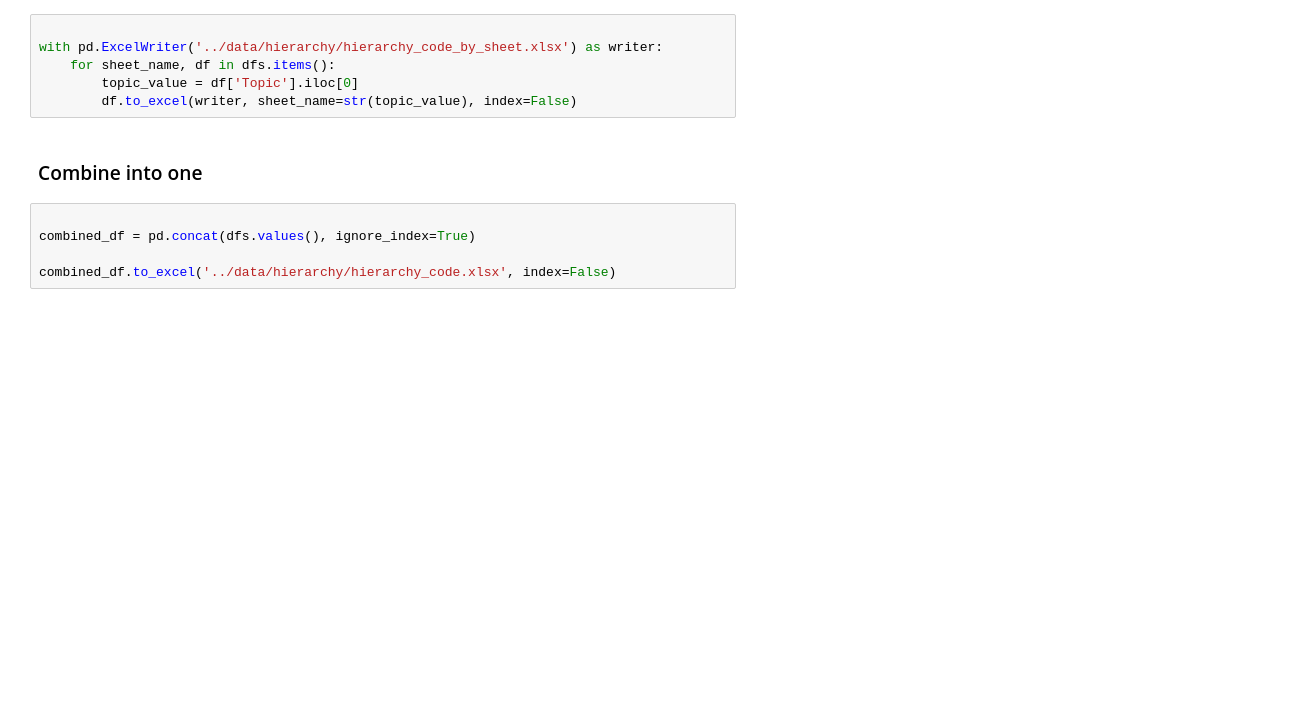
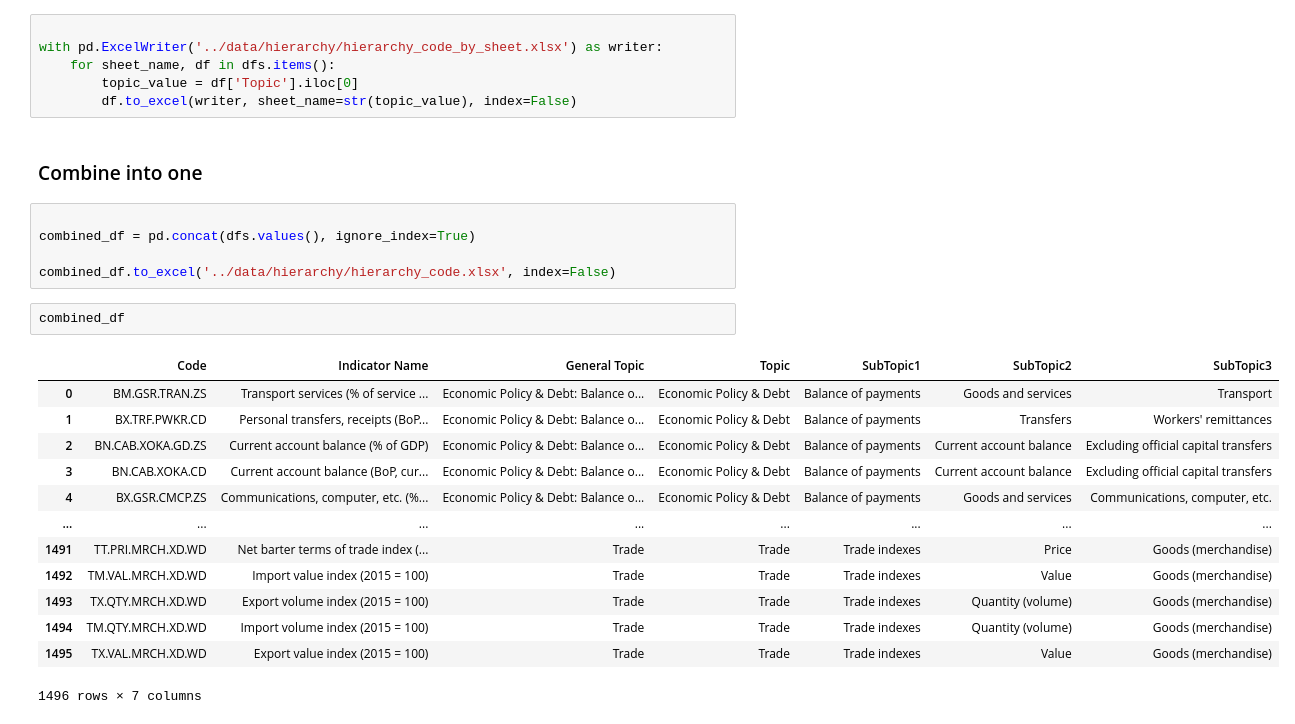
Before and after one commit to bm-sami/tunisia-wdi-structure, a Jupyter notebook: notebooks/metadata_code_1.ipynb, the cells around one changed output. Saved outputs shown, nothing was run; the diff lists cells and outputs as text; blank space fills up the shorter version.

```diff
--- a/notebooks/metadata_code_1.ipynb
+++ b/notebooks/metadata_code_1.ipynb
@@ -1579,3 +1579,19 @@ with pd.ExcelWriter('../data/hierarchy/hierarchy_code_by_sheet.xlsx') as writer:
 combined_df = pd.concat(dfs.values(), ignore_index=True)
 
 combined_df.to_excel('../data/hierarchy/hierarchy_code.xlsx', index=False)
+# %%
+combined_df
+# %% [output]
+|  | Code | Indicator Name | General Topic | Topic | SubTopic1 | SubTopic2 | SubTopic3 |
+| 0 | BM.GSR.TRAN.ZS | Transport services (% of service ... | Economic Policy & Debt: Balance o... | Economic Policy & Debt | Balance of payments | Goods and services | Transport |
+| 1 | BX.TRF.PWKR.CD | Personal transfers, receipts (BoP... | Economic Policy & Debt: Balance o... | Economic Policy & Debt | Balance of payments | Transfers | Workers' remittances |
+| 2 | BN.CAB.XOKA.GD.ZS | Current account balance (% of GDP) | Economic Policy & Debt: Balance o... | Economic Policy & Debt | Balance of payments | Current account balance | Excluding official capital transfers |
+| 3 | BN.CAB.XOKA.CD | Current account balance (BoP, cur... | Economic Policy & Debt: Balance o... | Economic Policy & Debt | Balance of payments | Current account balance | Excluding official capital transfers |
+| 4 | BX.GSR.CMCP.ZS | Communications, computer, etc. (%... | Economic Policy & Debt: Balance o... | Economic Policy & Debt | Balance of payments | Goods and services | Communications, computer, etc. |
+| ... | ... | ... | ... | ... | ... | ... | ... |
+| 1491 | TT.PRI.MRCH.XD.WD | Net barter terms of trade index (... | Trade | Trade | Trade indexes | Price | Goods (merchandise) |
+| 1492 | TM.VAL.MRCH.XD.WD | Import value index (2015 = 100) | Trade | Trade | Trade indexes | Value | Goods (merchandise) |
+| 1493 | TX.QTY.MRCH.XD.WD | Export volume index (2015 = 100) | Trade | Trade | Trade indexes | Quantity (volume) | Goods (merchandise) |
+| 1494 | TM.QTY.MRCH.XD.WD | Import volume index (2015 = 100) | Trade | Trade | Trade indexes | Quantity (volume) | Goods (merchandise) |
+| 1495 | TX.VAL.MRCH.XD.WD | Export value index (2015 = 100) | Trade | Trade | Trade indexes | Value | Goods (merchandise) |
+1496 rows × 7 columns
```
Also changed, not shown: parts of 7 cells of this notebook, 5 other files.
